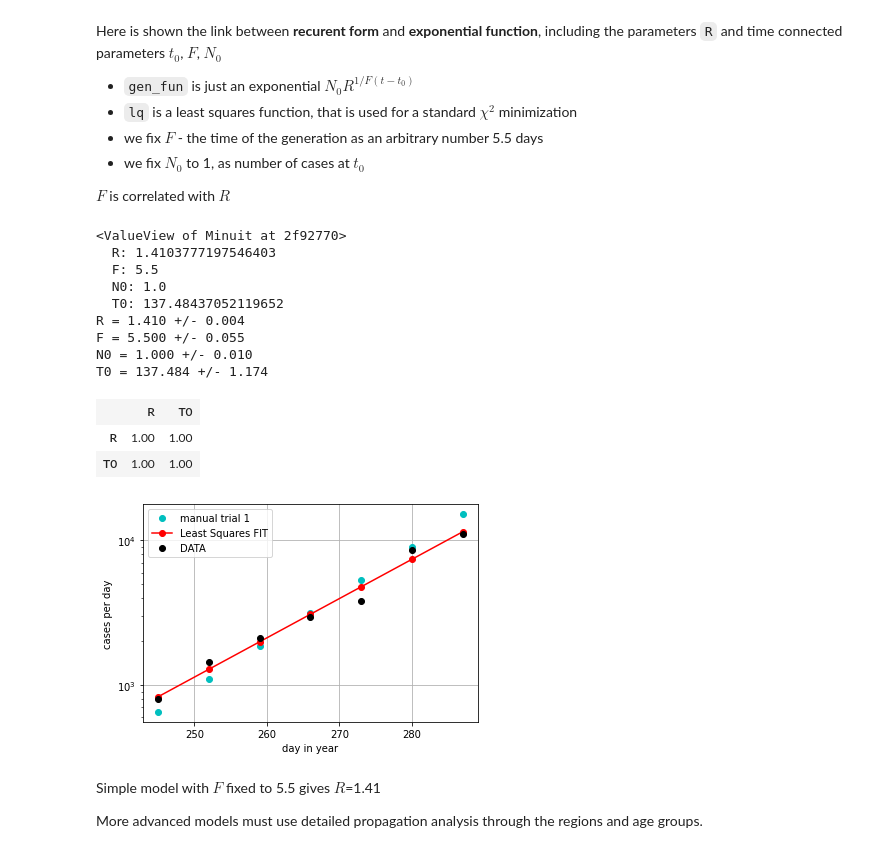
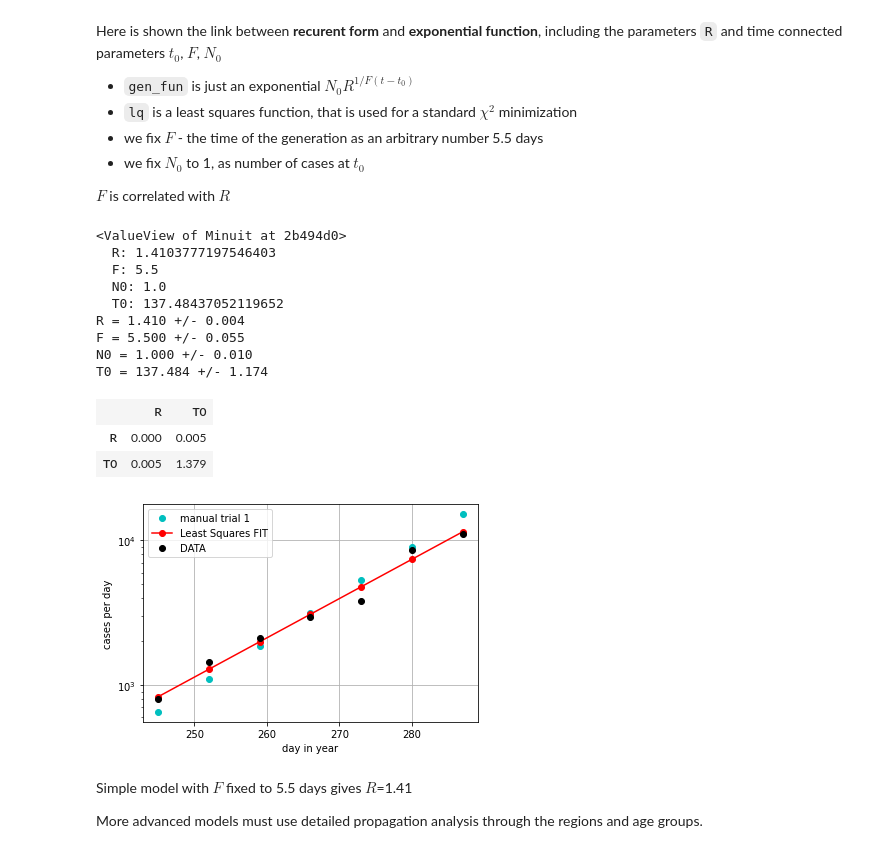
Before and after one commit to jaromrax/R-number-notebook, a Jupyter notebook: r_number.ipynb, the cells around one changed output. Drawn from its saved outputs; the diff is of its cells as text; code cells hidden in the pictures.

Commit message:
correlation odd

```diff
--- a/r_number.ipynb
+++ b/r_number.ipynb
@@ -171,39 +171,39 @@ m = Minuit(lq, R=1.3,F=5.5,N0=1,T0=220, fix_N0=True, fix_F=True)
 
 m.migrad() # finds minimum of least_squares function
 m.hesse()  # computes errors
 
 print(m.values)
 
 plt.plot(xe,ye2,"co", label="manual trial 1")
 
 plt.plot(xe, gen_fun_v(xe, *m.values.values()), 'r-o', label="Least Squares FIT")
 
 plt.plot(xe,ye,"ko", label="DATA")
 
 plt.yscale("log")
 plt.grid()
 plt.legend()
 plt.xlabel("day in year")
 plt.ylabel("cases per day")
 
 for p in m.parameters:
     print("{} = {:.3f} +/- {:.3f}".format(p, m.values[p], m.errors[p]))
-m.matrix(correlation=True)
+m.matrix(correlation=False)
 # %% [output]
-<ValueView of Minuit at 2f92770>
+<ValueView of Minuit at 2b494d0>
   R: 1.4103777197546403
   F: 5.5
   N0: 1.0
   T0: 137.48437052119652
 R = 1.410 +/- 0.004
 F = 5.500 +/- 0.055
 N0 = 1.000 +/- 0.010
 T0 = 137.484 +/- 1.174
 |  | R | T0 |
-| R | 1.00 | 1.00 |
-| T0 | 1.00 | 1.00 |
+| R | 0.000 | 0.005 |
+| T0 | 0.005 | 1.379 |
 [figure]
 # %% [markdown]
-Simple model with $F$ fixed to 5.5 gives $R$=1.41
+Simple model with $F$ fixed to 5.5 days gives $R$=1.41
 
 More advanced models must use detailed propagation analysis through the regions and age groups.
```
